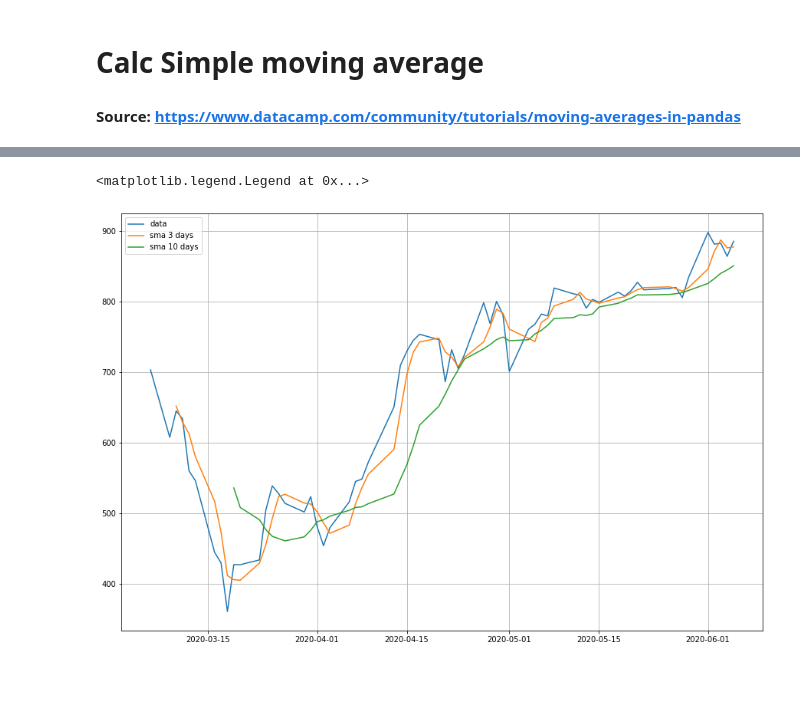
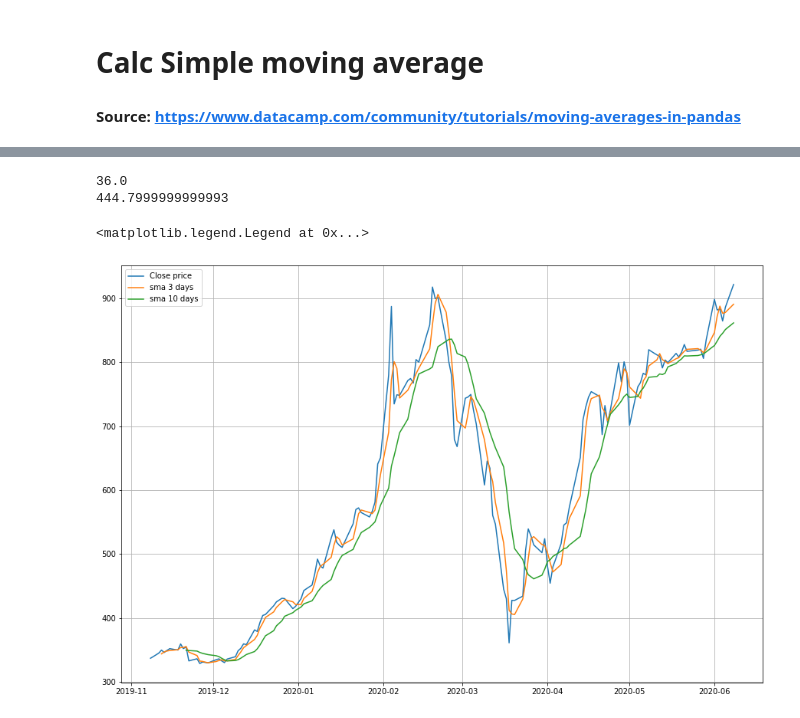
Before and after one commit to osbertc/cheatsheet, a Jupyter notebook: yfinance.ipynb, the cells around one changed output, grey strips where cells are left out. Cells and saved outputs as stored; diff of their text form; code cells hidden in the pictures; blank space fills up the shorter version.

```diff
--- a/yfinance.ipynb
+++ b/yfinance.ipynb
@@ -11,15 +11,14 @@ import matplotlib.pyplot as plt
 # %%
 # get stock information of Tesla(TSLA), period = 3 months
 tsla = yf.Ticker("TSLA")
-hist = tsla.history(period="3mo")
+hist = tsla.history(period="7mo")
 
-# new df=sma, with 4 columns: open, high, low and close stock value
-sma = hist.iloc[:,0:4]
+# new df=sma, with column= Close stock value
+sma = hist.iloc[:,3:4]
 # %%
-# 1, 3, 10 days simple moving average (SMA), using close value
-sma['sma_1'] = sma.iloc[:, 3].rolling(window=1).mean()
-sma['sma_3'] = sma.iloc[:, 3].rolling(window=3).mean()
-sma['sma_10'] = sma.iloc[:, 3].rolling(window=10).mean()
+# 3, 10 days simple moving average (SMA), using close value
+sma['sma_3'] = sma['Close'].rolling(window=3).mean()
+sma['sma_10'] = sma['Close'].rolling(window=10).mean()
 
 # checker
 print('There are :', sma.shape[0], 'datapoints')
@@ -78,10 +64,17 @@ sma.tail(50)
+# %%
+base = 20000
+close = 543.2
+myfunc()
+# %% [output]
+36.0
+444.7999999999993
 # %%
 plt.figure(figsize=[15,10])
 plt.grid(True)
-plt.plot(sma['Close'],label='data')
+plt.plot(sma['Close'],label='Close price')
 plt.plot(sma['sma_3'],label='sma 3 days')
 plt.plot(sma['sma_10'],label='sma 10 days')
 plt.legend(loc=2)
 # %% [output]
 <matplotlib.legend.Legend at 0x...>
-[figure, old version]
+[figure, new version]
```
Also changed, not shown: parts of 3 cells of this notebook.
